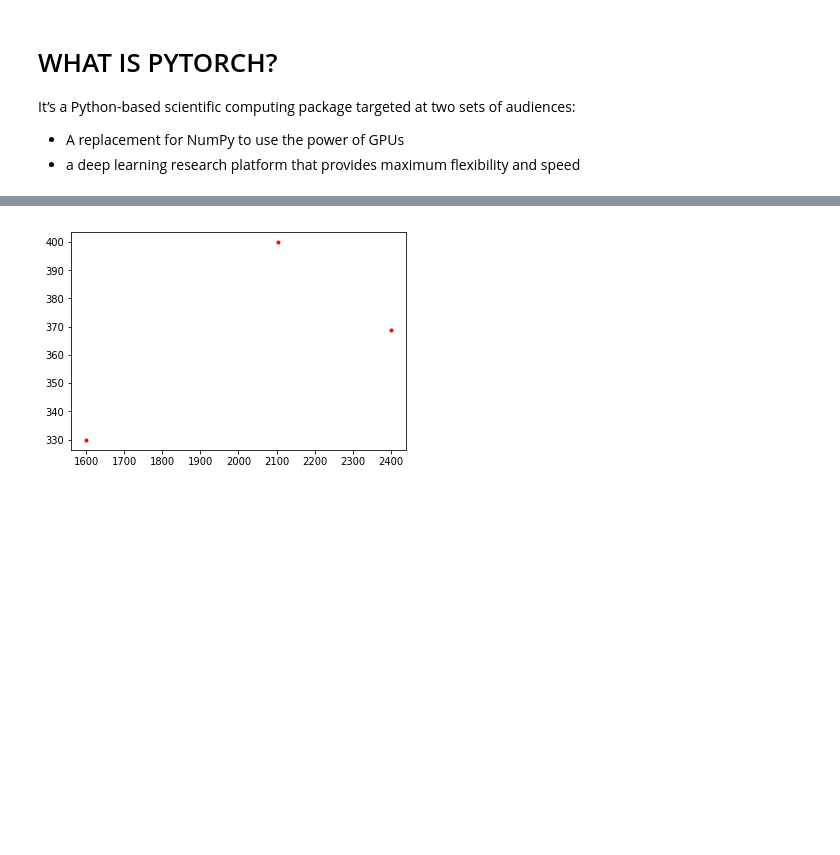
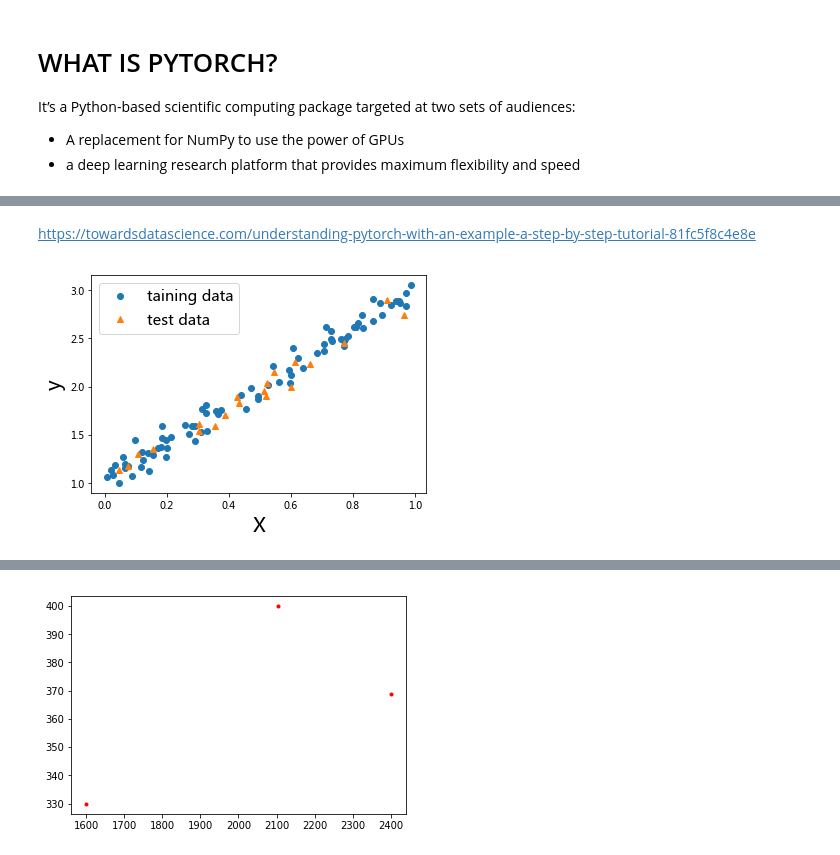
Before and after one commit to SocratesClub/machine-learning, a Jupyter notebook: 09.09.neural_network.ipynb, the cells around one changed output, grey strips where cells are left out. Drawn from its saved outputs; the diff is of its cells as text; code cells hidden in the pictures; blank space fills up the shorter version.

```diff
--- a/09.09.neural_network.ipynb
+++ b/09.09.neural_network.ipynb
@@ -142,3 +152,5 @@ It’s a Python-based scientific computing package targeted at two sets of audie
+# %% [markdown]
+https://towardsdatascience.com/understanding-pytorch-with-an-example-a-step-by-step-tutorial-81fc5f8c4e8e
 # %%
 %matplotlib inline
 import matplotlib.pyplot as plt
@@ -146,3 +158,28 @@ import torch
 from torch import nn, optim
 from torch.autograd import Variable
 import numpy as np
+# %%
+# Data Generation
+np.random.seed(42)
+x = np.random.rand(100, 1)
+y=1+2*x+.1*np.random.randn(100,1)
+# Shuffles the indices
+idx = np.arange(100)
+np.random.shuffle(idx)
+# %%
+# Uses first 80 random indices for train
+train_idx = idx[:80]
+# Uses the remaining indices for validation
+val_idx = idx[80:]
+
+# Generates train and validation sets
+x_train, y_train = x[train_idx], y[train_idx]
+x_val, y_val = x[val_idx], y[val_idx]
+# %%
+plt.plot(x_train, y_train, 'o', label = 'taining data')
+plt.plot(x_val, y_val, '^', label = 'test data')
+plt.xlabel('X', fontsize = 20)
+plt.ylabel('y', fontsize = 20)
+plt.legend(fontsize = 15);
+# %% [output]
+[figure, added]
```
Also changed, not shown: parts of 33 cells of this notebook, 7 other files.
